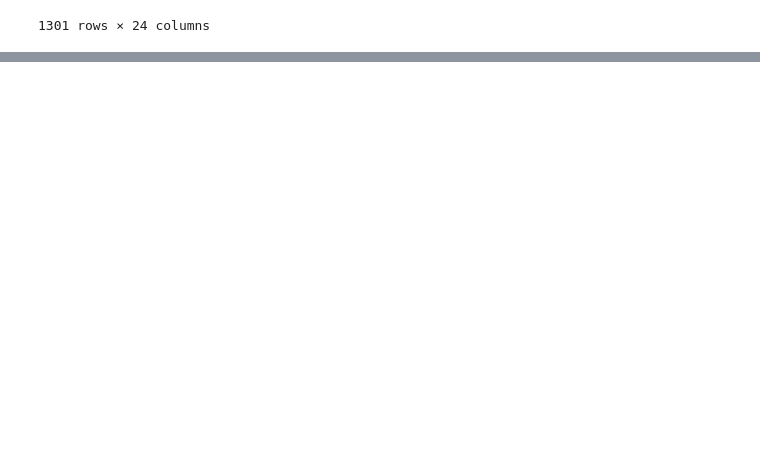
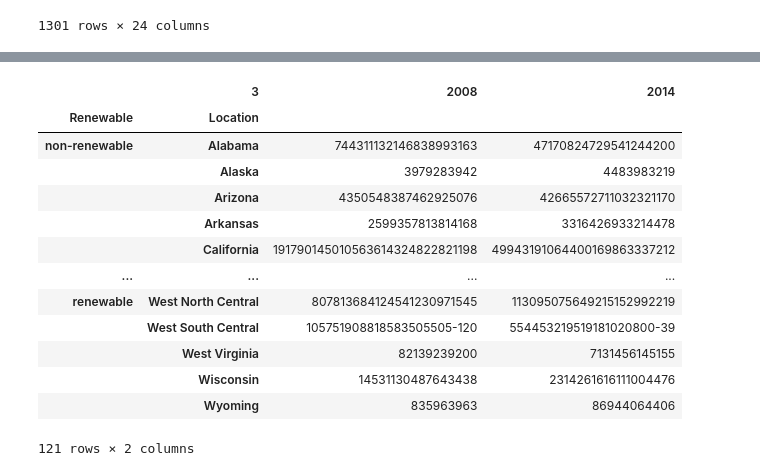
Before and after one commit to Mitchemoto/project-1-, a Jupyter notebook: Energy_Source_Clean.ipynb, the cells around one changed output, grey strips where cells are left out. Drawn from its saved outputs; the diff is of its cells as text; code cells hidden in the pictures; blank space fills up the shorter version.

```diff
--- a/Energy_Source_Clean.ipynb
+++ b/Energy_Source_Clean.ipynb
@@ -238,0 +271,19 @@ filtered_df2
+# %%
+state_group=condensed_df.groupby(['Renewable','Location'])
+state_df=state_group.sum()
+state_df
+# %% [output]
+|  | 3 | 2008 | 2014 |
+| Renewable | Location |  |  |
+| non-renewable | Alabama | 744311132146838993163 | 47170824729541244200 |
+|  | Alaska | 3979283942 | 4483983219 |
+|  | Arizona | 4350548387462925076 | 42665572711032321170 |
+|  | Arkansas | 2599357813814168 | 3316426933214478 |
+|  | California | 191790145010563614324822821198 | 49943191064400169863337212 |
+| ... | ... | ... | ... |
+| renewable | West North Central | 807813684124541230971545 | 113095075649215152992219 |
+|  | West South Central | 105751908818583505505-120 | 554453219519181020800-39 |
+|  | West Virginia | 82139239200 | 7131456145155 |
+|  | Wisconsin | 14531130487643438 | 2314261616111004476 |
+|  | Wyoming | 835963963 | 86944064406 |
+121 rows × 2 columns
```
Also changed, not shown: parts of 5 cells of this notebook.
